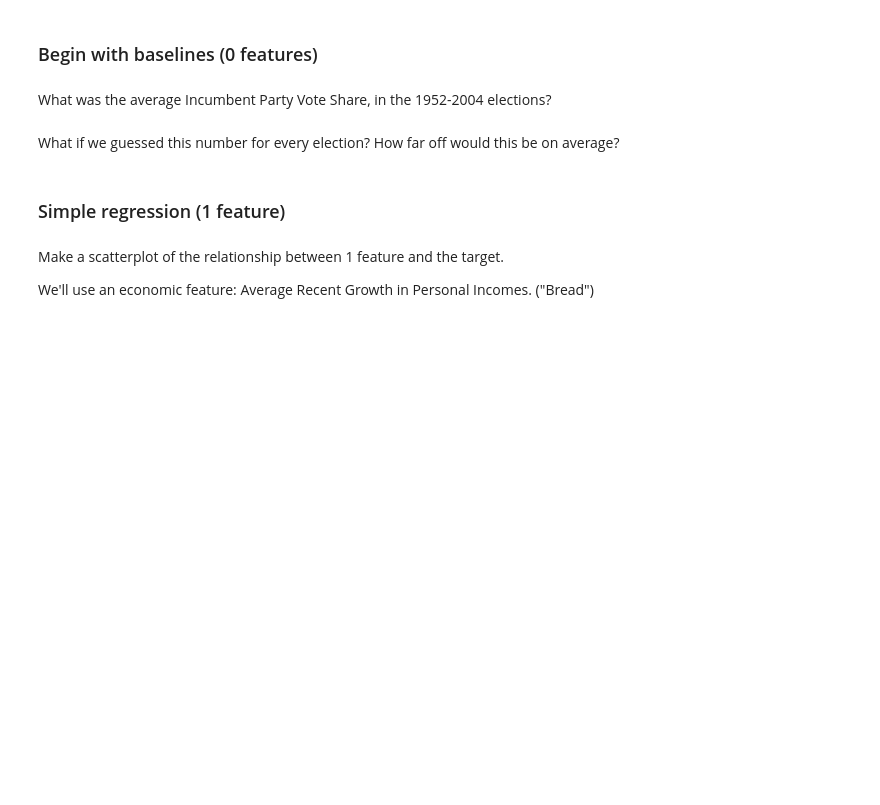
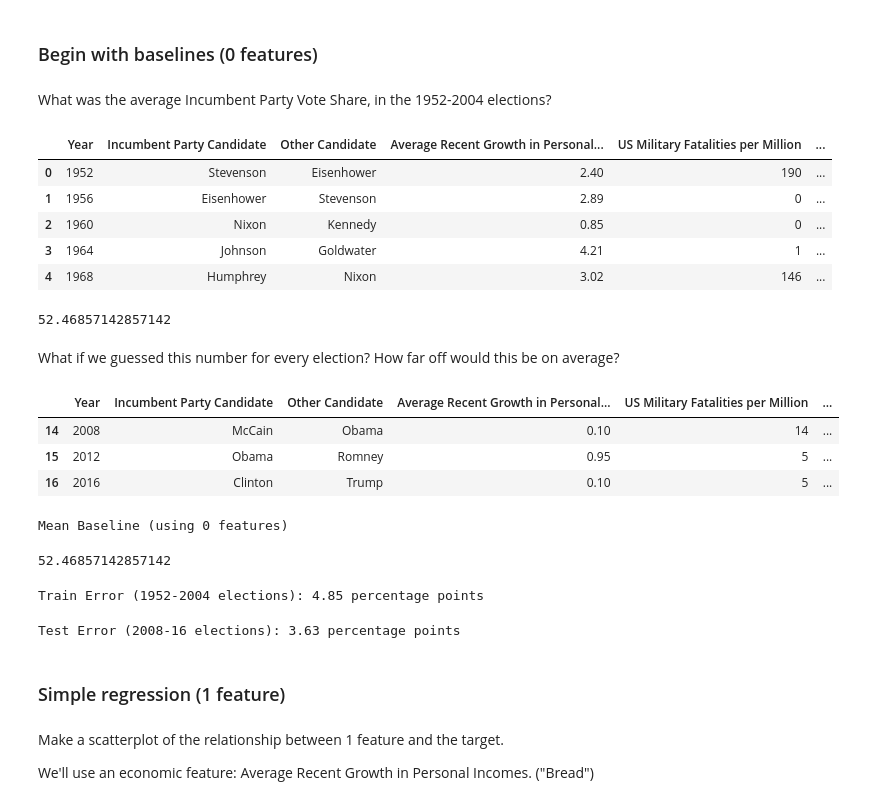
Before and after one commit to sikoh/DS-Linear-Models, a Jupyter notebook: Linear-Regression-2/DS_LinearRegression2_Lecture_Notes_2.ipynb, the cells around one changed output. Cells and saved outputs as stored; diff of their text form; code cells hidden in the pictures; blank space fills up the shorter version.

```diff
--- a/Linear-Regression-2/DS_LinearRegression2_Lecture_Notes_2.ipynb
+++ b/Linear-Regression-2/DS_LinearRegression2_Lecture_Notes_2.ipynb
@@ -114,5 +133,8 @@ Time-based and random splits can both be useful, and you’ll get repeated hands
 Split the data in two sets:
 1. Train on elections before 2008.
 2. Test on 2008 and after.
+# %%
+train = df[df['Year']< 2008]
+test = df[df['Year']>= 2008]
 # %% [markdown]
 How many observations (rows) are in the train set? In the test set?
@@ -144,10 +170,28 @@ We'll proceed in 3 steps. The first 2 are review from the previous module. The 3
 ### Begin with baselines (0 features)
 # %% [markdown]
 What was the average Incumbent Party Vote Share, in the 1952-2004 elections?
+# %%
+train.head()
+# %% [output]
+|  | Year | Incumbent Party Candidate | Other Candidate | Average Recent Growth in Personal... | US Military Fatalities per Million | ... |
+| 0 | 1952 | Stevenson | Eisenhower | 2.40 | 190 | ... |
+| 1 | 1956 | Eisenhower | Stevenson | 2.89 | 0 | ... |
+| 2 | 1960 | Nixon | Kennedy | 0.85 | 0 | ... |
+| 3 | 1964 | Johnson | Goldwater | 4.21 | 1 | ... |
+| 4 | 1968 | Humphrey | Nixon | 3.02 | 146 | ... |
 # %%
 train['Incumbent Party Vote Share'].mean()
+# %% [output]
+52.46857142857142
 # %% [markdown]
 What if we guessed this number for every election? How far off would this be on average?
+# %%
+test.head()
+# %% [output]
+|  | Year | Incumbent Party Candidate | Other Candidate | Average Recent Growth in Personal... | US Military Fatalities per Million | ... |
+| 14 | 2008 | McCain | Obama | 0.10 | 14 | ... |
+| 15 | 2012 | Obama | Romney | 0.95 | 5 | ... |
+| 16 | 2016 | Clinton | Trump | 0.10 | 5 | ... |
 # %%
 # Arrange y target vectors
 target = 'Incumbent Party Vote Share'
@@ -157,17 +201,25 @@ y_test = test[target]
 # Get mean baseline
 print('Mean Baseline (using 0 features)')
 guess = y_train.mean()
+guess
+# %% [output]
+Mean Baseline (using 0 features)
+52.46857142857142
 # %%
 # Train Error
 from sklearn.metrics import mean_absolute_error
 y_pred = [guess] * len(y_train)
-mae = mean_absolute_error(y_train, y_pred)
-print(f'Train Error (1952-2004 elections): {mae:.2f} percentage points')
+train_mae = mean_absolute_error(y_train, y_pred)
+print(f'Train Error (1952-2004 elections): {train_mae:.2f} percentage points')
+# %% [output]
+Train Error (1952-2004 elections): 4.85 percentage points
 # %%
 # Test Error
 y_pred = [guess] * len(y_test)
-mae = mean_absolute_error(y_test, y_pred)
-print(f'Test Error (2008-16 elections): {mae:.2f} percentage points')
+test_mae = mean_absolute_error(y_test, y_pred)
+print(f'Test Error (2008-16 elections): {test_mae:.2f} percentage points')
+# %% [output]
+Test Error (2008-16 elections): 3.63 percentage points
 # %% [markdown]
 ### Simple regression (1 feature)
 # %% [markdown]
```
Also changed, not shown: parts of 7 cells of this notebook.
